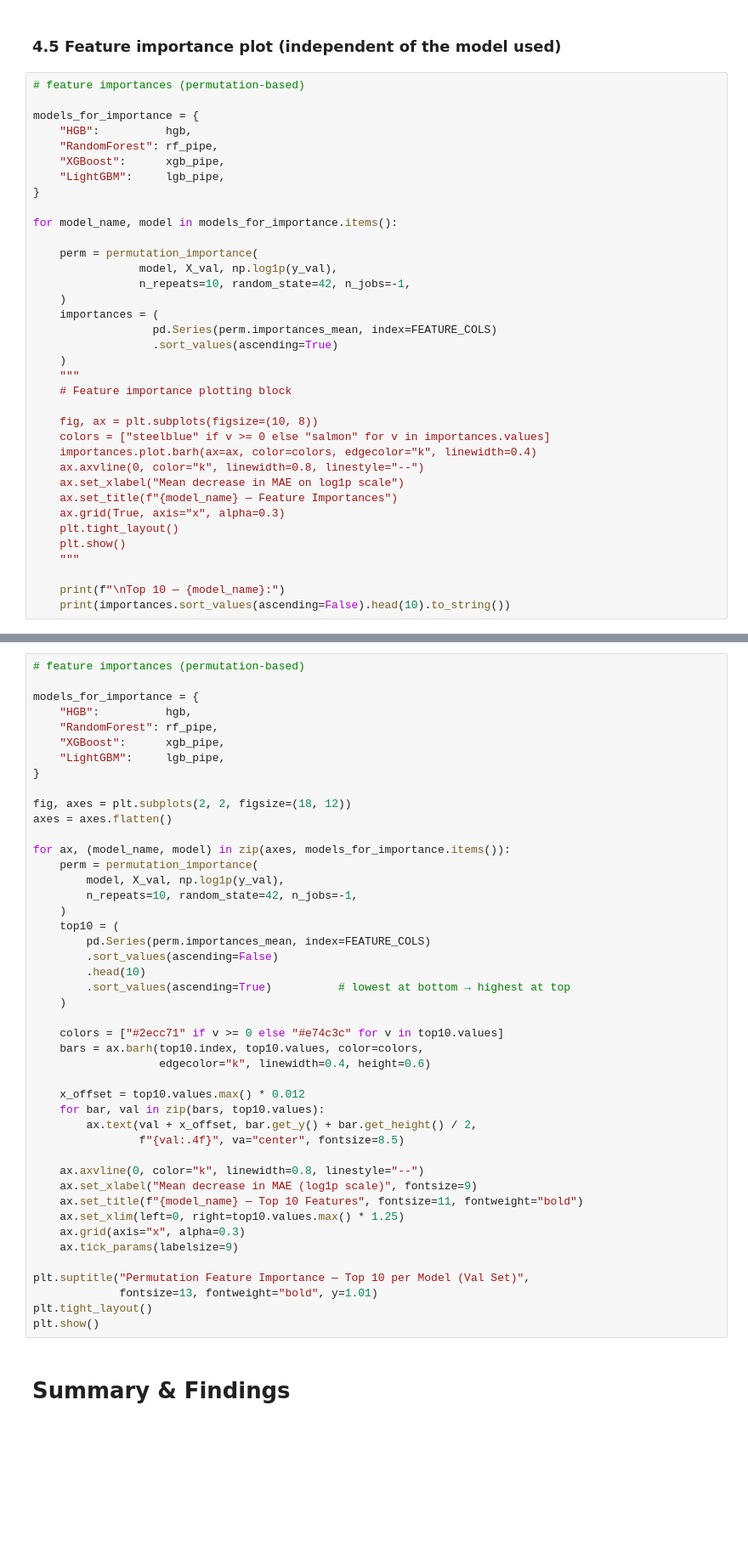
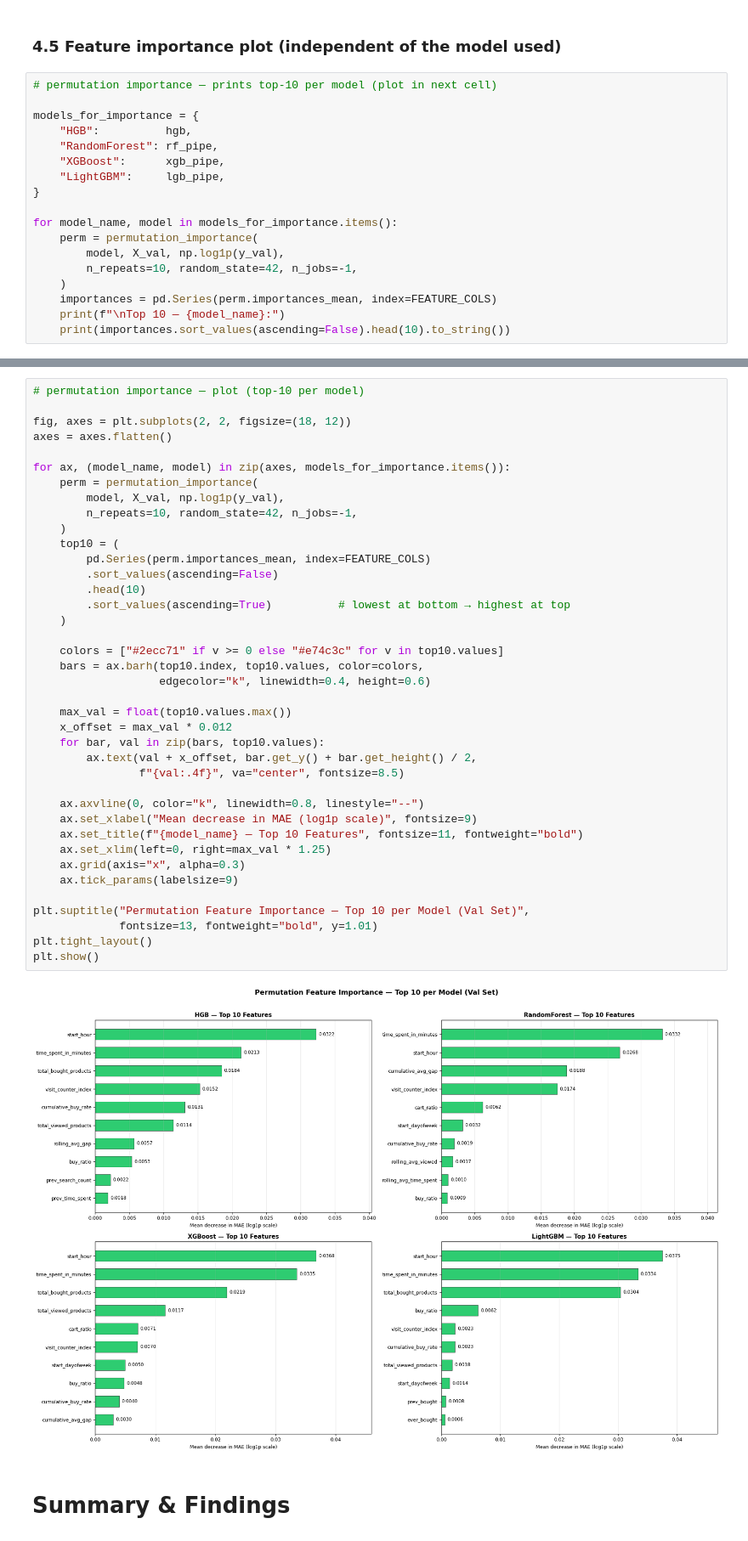
Before and after one commit to udit-asopa/data-science-assignment-nosto, a Jupyter notebook: interview-task.ipynb, the cells around one changed output, grey strips where cells are left out. Shown at 85% size. Drawn from its saved outputs; the diff is of its cells as text; blank space fills up the shorter version.

```diff
--- a/interview-task.ipynb
+++ b/interview-task.ipynb
@@ -936,7 +1147,7 @@ plt.show()
 # %% [markdown]
 ### 4.5 Feature importance plot (independent of the model used)
 # %%
-# feature importances (permutation-based)
+# permutation importance — prints top-10 per model (plot in next cell)
 
 models_for_importance = {
     "HGB":          hgb,
@@ -946,28 +1157,10 @@ models_for_importance = {
 }
 
 for model_name, model in models_for_importance.items():
-
     perm = permutation_importance(
-                model, X_val, np.log1p(y_val),
-                n_repeats=10, random_state=42, n_jobs=-1,
+        model, X_val, np.log1p(y_val),
+        n_repeats=10, random_state=42, n_jobs=-1,
     )
-    importances = (
-                  pd.Series(perm.importances_mean, index=FEATURE_COLS)
-                  .sort_values(ascending=True)
-    )
-    """
-    # Feature importance plotting block
-
-    fig, ax = plt.subplots(figsize=(10, 8))
-    colors = ["steelblue" if v >= 0 else "salmon" for v in importances.values]
-    importances.plot.barh(ax=ax, color=colors, edgecolor="k", linewidth=0.4)
-    ax.axvline(0, color="k", linewidth=0.8, linestyle="--")
-    ax.set_xlabel("Mean decrease in MAE on log1p scale")
-    ax.set_title(f"{model_name} — Feature Importances")
-    ax.grid(True, axis="x", alpha=0.3)
-    plt.tight_layout()
-    plt.show()
-    """
-
+    importances = pd.Series(perm.importances_mean, index=FEATURE_COLS)
     print(f"\nTop 10 — {model_name}:")
     print(importances.sort_values(ascending=False).head(10).to_string())
@@ -974,12 +1185,5 @@ for model_name, model in models_for_importance.items():
 # %%
-# feature importances (permutation-based)
-
-models_for_importance = {
-    "HGB":          hgb,
-    "RandomForest": rf_pipe,
-    "XGBoost":      xgb_pipe,
-    "LightGBM":     lgb_pipe,
-}
+# permutation importance — plot (top-10 per model)
 
 fig, axes = plt.subplots(2, 2, figsize=(18, 12))
 axes = axes.flatten()
@@ -987,35 +1191,38 @@ axes = axes.flatten()
 for ax, (model_name, model) in zip(axes, models_for_importance.items()):
     perm = permutation_importance(
         model, X_val, np.log1p(y_val),
         n_repeats=10, random_state=42, n_jobs=-1,
     )
     top10 = (
         pd.Series(perm.importances_mean, index=FEATURE_COLS)
         .sort_values(ascending=False)
         .head(10)
         .sort_values(ascending=True)          # lowest at bottom → highest at top
     )
 
     colors = ["#2ecc71" if v >= 0 else "#e74c3c" for v in top10.values]
     bars = ax.barh(top10.index, top10.values, color=colors,
                    edgecolor="k", linewidth=0.4, height=0.6)
 
-    x_offset = top10.values.max() * 0.012
+    max_val = float(top10.values.max())
+    x_offset = max_val * 0.012
     for bar, val in zip(bars, top10.values):
         ax.text(val + x_offset, bar.get_y() + bar.get_height() / 2,
                 f"{val:.4f}", va="center", fontsize=8.5)
 
     ax.axvline(0, color="k", linewidth=0.8, linestyle="--")
     ax.set_xlabel("Mean decrease in MAE (log1p scale)", fontsize=9)
     ax.set_title(f"{model_name} — Top 10 Features", fontsize=11, fontweight="bold")
-    ax.set_xlim(left=0, right=top10.values.max() * 1.25)
+    ax.set_xlim(left=0, right=max_val * 1.25)
     ax.grid(axis="x", alpha=0.3)
     ax.tick_params(labelsize=9)
 
 plt.suptitle("Permutation Feature Importance — Top 10 per Model (Val Set)",
              fontsize=13, fontweight="bold", y=1.01)
 plt.tight_layout()
 plt.show()
+# %% [output]
+[figure, added]
 # %% [markdown]
 # Summary & Findings
 # %% [markdown]
```
Also changed, not shown: parts of 27 cells of this notebook, 13 other files.
